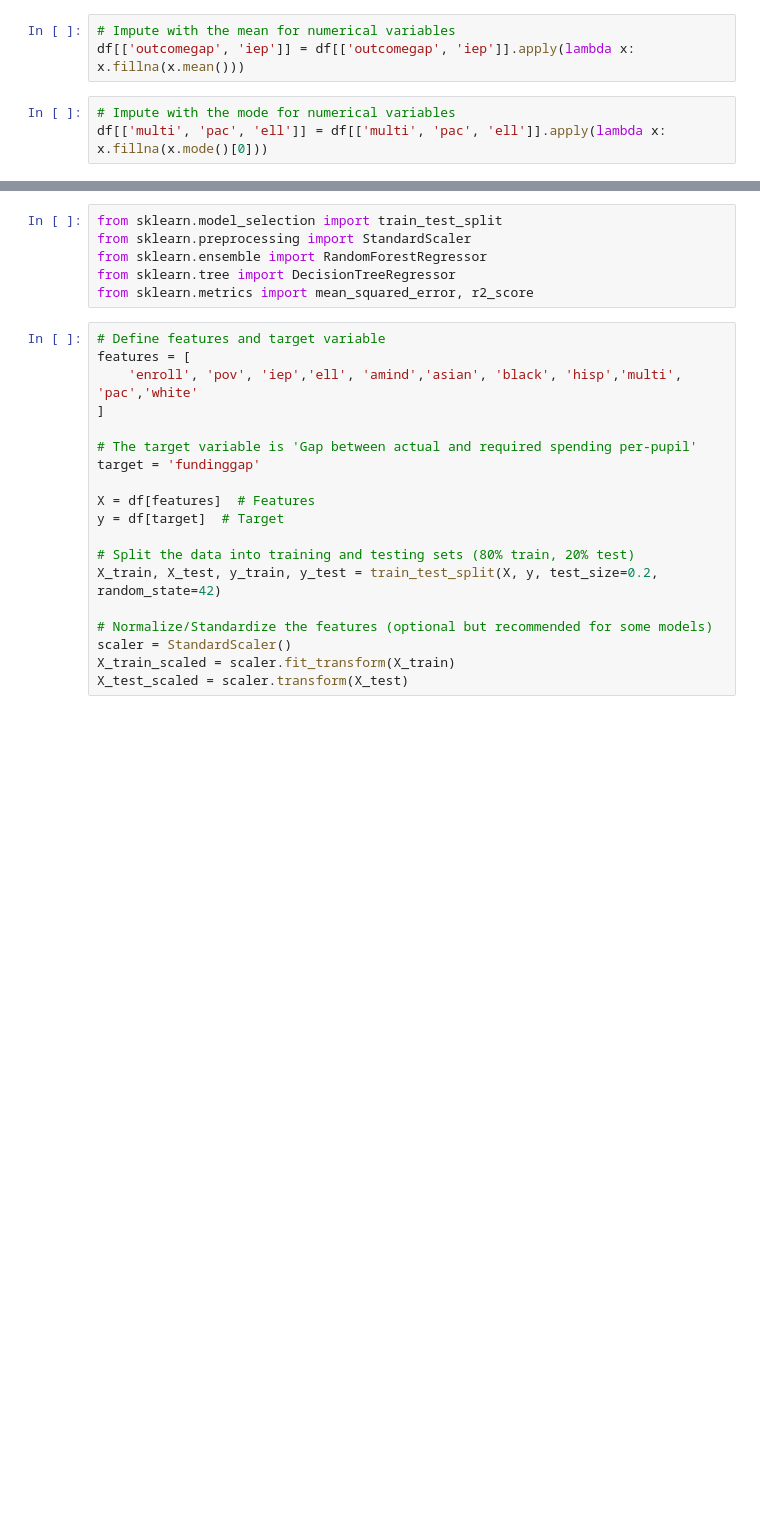
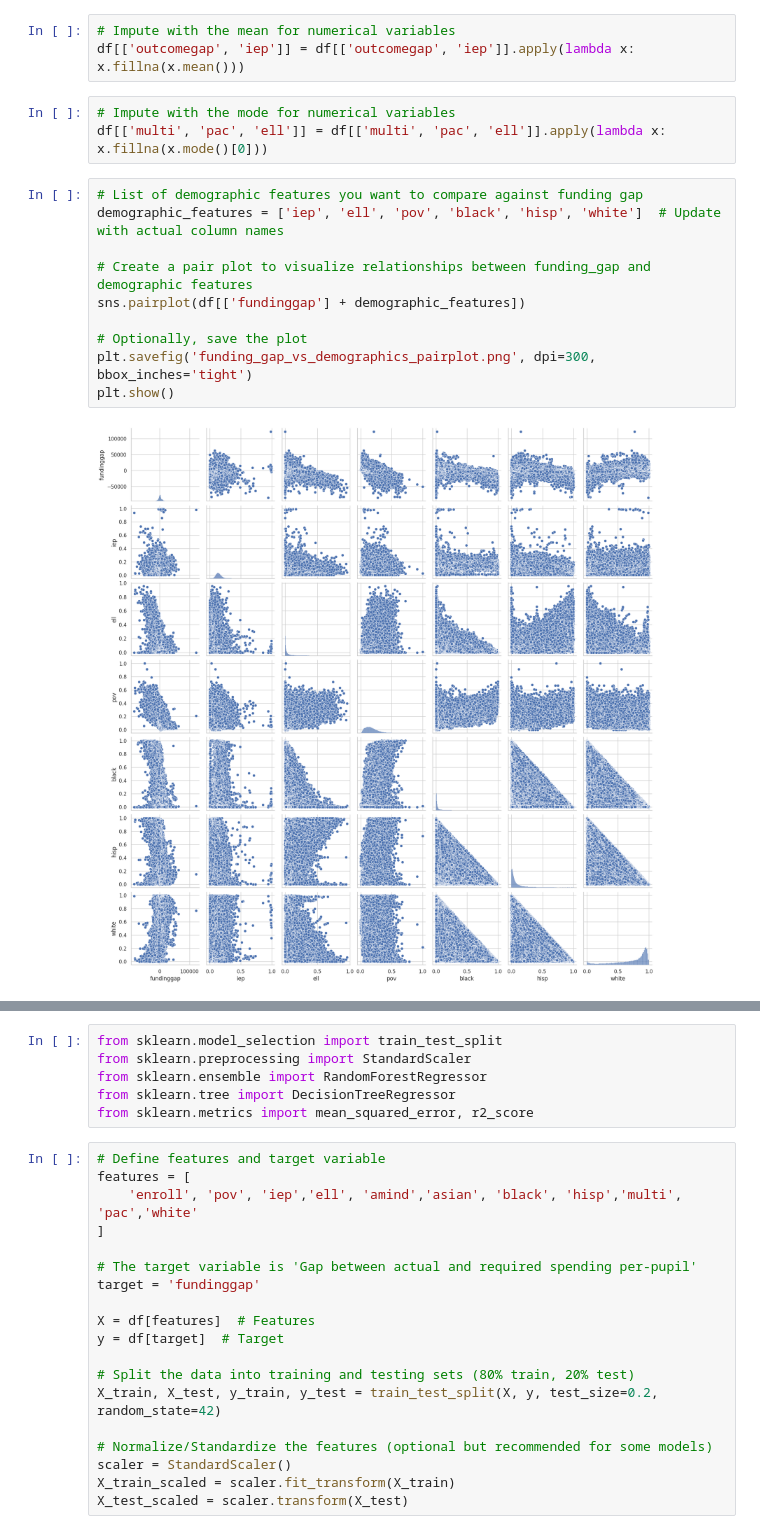
Before and after one commit to mwhiteaz/SchoolFunding, a Jupyter notebook: schoolfundingeda-10-10.ipynb, the cells around one changed output, grey strips where cells are left out. Saved outputs shown, nothing was run; the diff lists cells and outputs as text; blank space fills up the shorter version.

```diff
--- a/schoolfundingeda-10-10.ipynb
+++ b/schoolfundingeda-10-10.ipynb
@@ -132,3 +147,15 @@ df[['outcomegap', 'iep']] = df[['outcomegap', 'iep']].apply(lambda x: x.fillna(x
 # %%
 # Impute with the mode for numerical variables
 df[['multi', 'pac', 'ell']] = df[['multi', 'pac', 'ell']].apply(lambda x: x.fillna(x.mode()[0]))
+# %%
+# List of demographic features you want to compare against funding gap
+demographic_features = ['iep', 'ell', 'pov', 'black', 'hisp', 'white']  # Update with actual column names
+
+# Create a pair plot to visualize relationships between funding_gap and demographic features
+sns.pairplot(df[['fundinggap'] + demographic_features])
+
+# Optionally, save the plot
+plt.savefig('funding_gap_vs_demographics_pairplot.png', dpi=300, bbox_inches='tight')
+plt.show()
+# %% [output]
+[figure, added]
```
Also changed, not shown: parts of 14 cells of this notebook.
